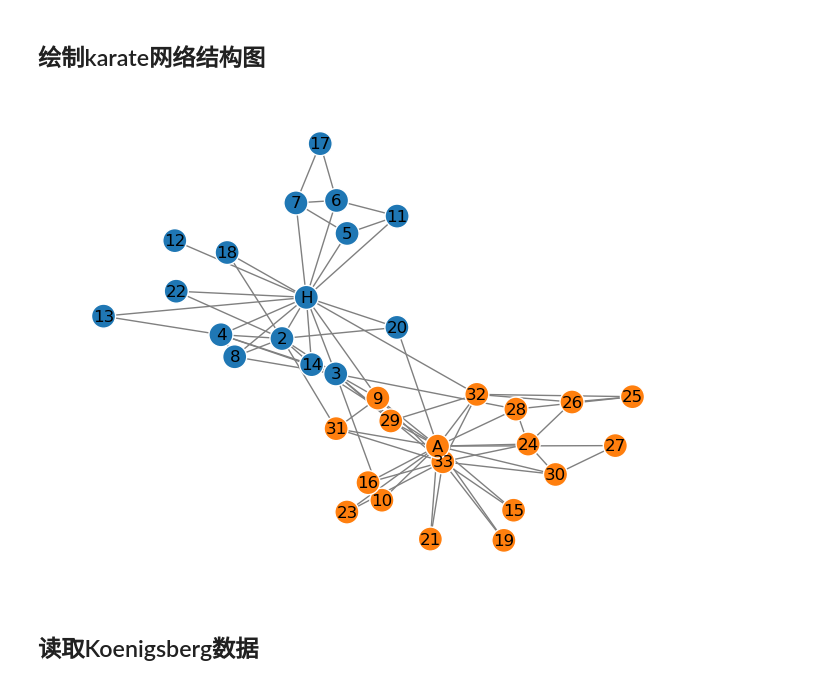
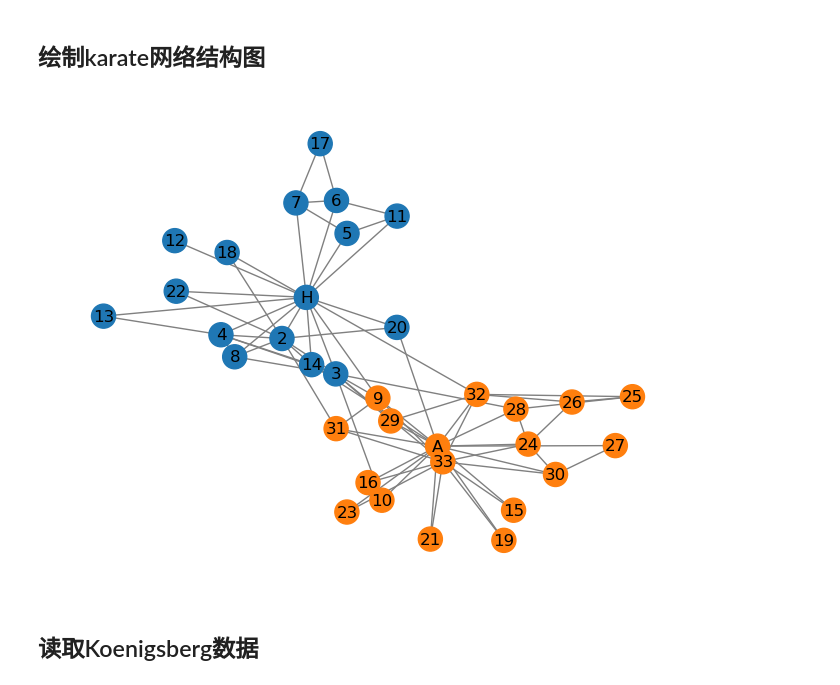
Before and after one commit to z-my-cn/NSDA, a Jupyter notebook: Code/Python/Ch01.ipynb, the cells around one changed output. Drawn from its saved outputs; the diff is of its cells as text; code cells hidden in the pictures.

Commit message:
Update Ch01 plot

```diff
--- a/Code/Python/Ch01.ipynb
+++ b/Code/Python/Ch01.ipynb
@@ -29,13 +29,12 @@ Edge list:
 # %%
 pos = nx.spring_layout(karate, seed=42)
 nx.draw(
     karate, pos,
     labels=nx.get_node_attributes(karate, 'label'),
-    node_color=map_color(karate), edgecolors='white',
-    edge_color='gray' # ededgecolors 是指节点的边框颜色，而edge_color是指边的颜色
+    node_color=map_color(karate), edge_color='gray'
 )
 # %% [output]
-[figure, old version]
+[figure, new version]
 # %% [markdown]
 ## 读取Koenigsberg数据
 # %%
```
Also changed, not shown: parts of 1 cell of this notebook.
